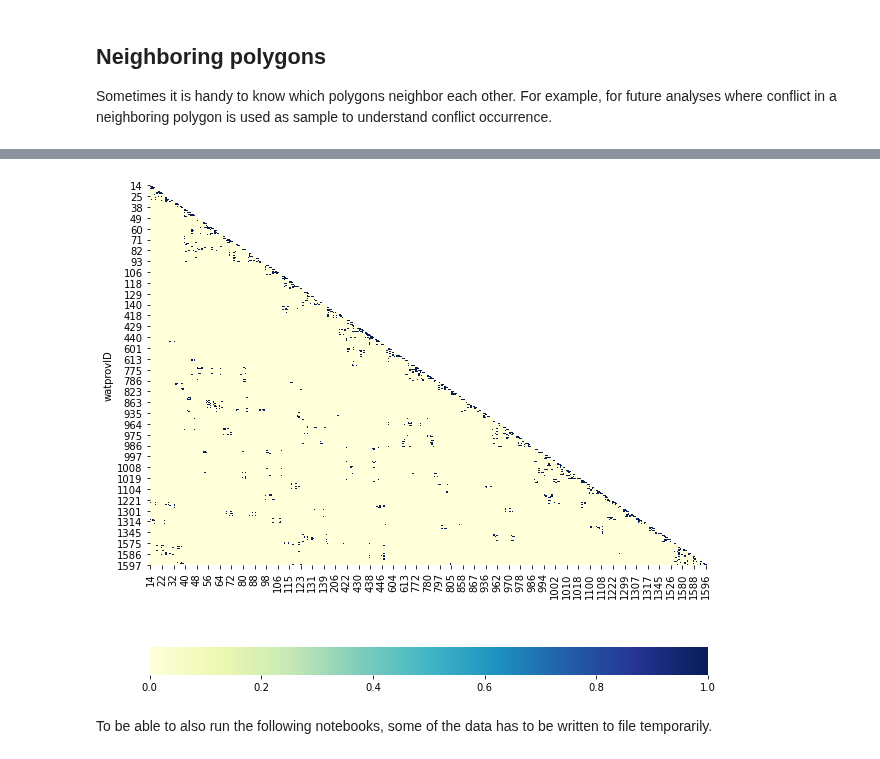
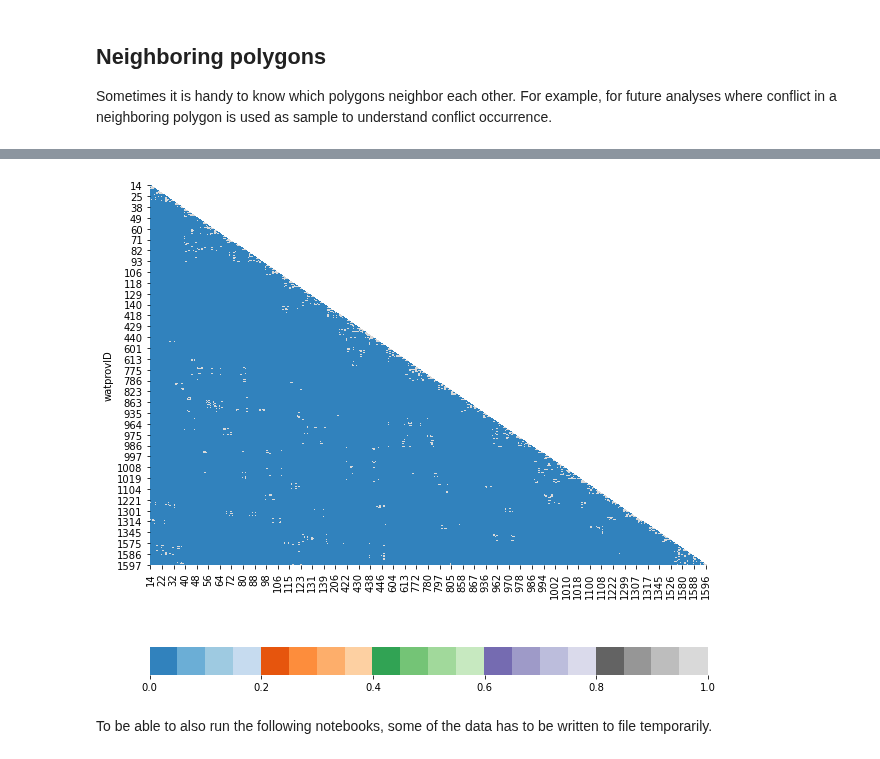
Before and after one commit to JannisHoch/copro, a Jupyter notebook: example/nb01_model_init_and_selection.ipynb, the cells around one changed output, grey strips where cells are left out. Saved outputs shown, nothing was run; the diff lists cells and outputs as text; code cells hidden in the pictures.

```diff
--- a/example/nb01_model_init_and_selection.ipynb
+++ b/example/nb01_model_init_and_selection.ipynb
@@ -97,11 +124,11 @@ neighboring_matrix = data.neighboring_polys(config, extent_gdf)
 # %%
 mask = np.zeros_like(neighboring_matrix)
 mask[np.triu_indices_from(mask)] = True
 
 fig, ax = plt.subplots(1, 1, figsize=(10, 10))
-sns.heatmap(neighboring_matrix, cmap="YlGnBu", mask=mask, ax=ax, cbar_kws={"orientation": "horizontal"});
+sns.heatmap(neighboring_matrix, cmap="tab20c", mask=mask, ax=ax, cbar_kws={"orientation": "horizontal"});
 # %% [output]
-[figure, old version]
+[figure, new version]
 # %% [markdown]
 To be able to also run the following notebooks, some of the data has to be written to file temporarily.
 # %%
```
Also changed, not shown: parts of 4 cells of this notebook, 7 other files.
